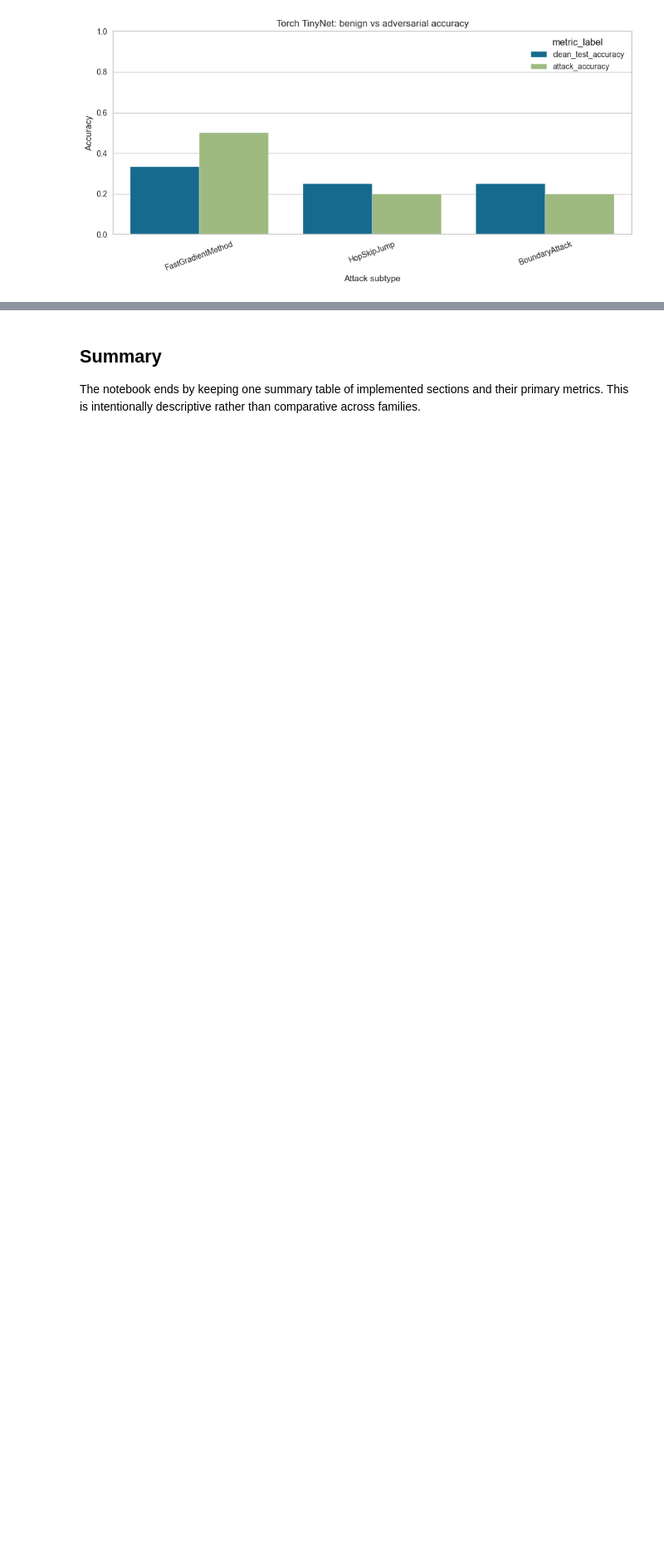
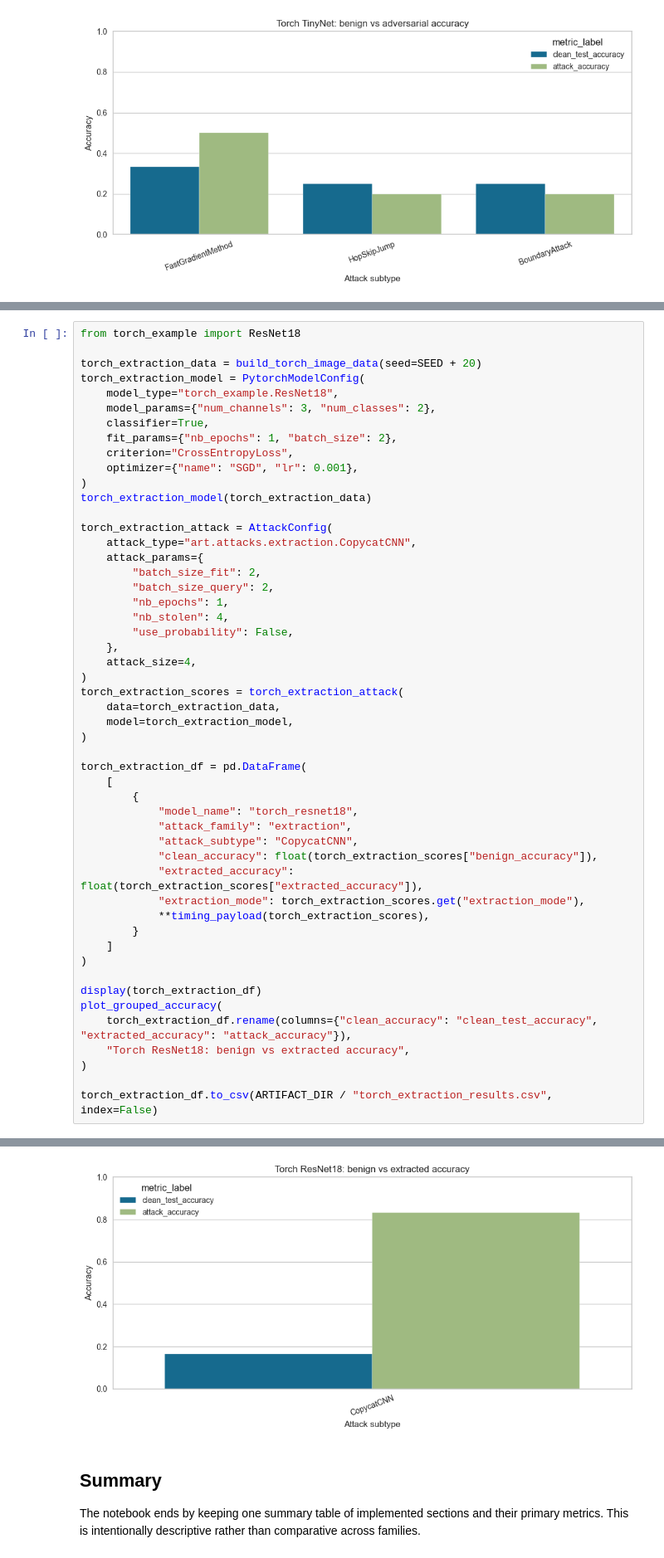
Before and after one commit to simplymathematics/deckard, a Jupyter notebook: notebooks/art_attacks.ipynb, the cells around one changed output, grey strips where cells are left out. Shown at 83% size. Saved outputs shown, nothing was run; the diff lists cells and outputs as text; blank space fills up the shorter version.

```diff
--- a/notebooks/art_attacks.ipynb
+++ b/notebooks/art_attacks.ipynb
@@ -490,0 +580,52 @@ torch_evasion_df.to_csv(ARTIFACT_DIR / "torch_evasion_results.csv", index=False)
+# %%
+from torch_example import ResNet18
+
+torch_extraction_data = build_torch_image_data(seed=SEED + 20)
+torch_extraction_model = PytorchModelConfig(
+    model_type="torch_example.ResNet18",
+    model_params={"num_channels": 3, "num_classes": 2},
+    classifier=True,
+    fit_params={"nb_epochs": 1, "batch_size": 2},
+    criterion="CrossEntropyLoss",
+    optimizer={"name": "SGD", "lr": 0.001},
+)
+torch_extraction_model(torch_extraction_data)
+
+torch_extraction_attack = AttackConfig(
+    attack_type="art.attacks.extraction.CopycatCNN",
+    attack_params={
+        "batch_size_fit": 2,
+        "batch_size_query": 2,
+        "nb_epochs": 1,
+        "nb_stolen": 4,
+        "use_probability": False,
+    },
+    attack_size=4,
+)
+torch_extraction_scores = torch_extraction_attack(
+    data=torch_extraction_data,
+    model=torch_extraction_model,
+)
+
+torch_extraction_df = pd.DataFrame(
+    [
+        {
+            "model_name": "torch_resnet18",
+            "attack_family": "extraction",
+            "attack_subtype": "CopycatCNN",
+            "clean_accuracy": float(torch_extraction_scores["benign_accuracy"]),
+            "extracted_accuracy": float(torch_extraction_scores["extracted_accuracy"]),
+            "extraction_mode": torch_extraction_scores.get("extraction_mode"),
+            **timing_payload(torch_extraction_scores),
+        }
+    ]
+)
+
+display(torch_extraction_df)
+plot_grouped_accuracy(
+    torch_extraction_df.rename(columns={"clean_accuracy": "clean_test_accuracy", "extracted_accuracy": "attack_accuracy"}),
+    "Torch ResNet18: benign vs extracted accuracy",
+)
+
+torch_extraction_df.to_csv(ARTIFACT_DIR / "torch_extraction_results.csv", index=False)
+# %% [output]
@@ -491,3 +634,4 @@ torch_evasion_df.to_csv(ARTIFACT_DIR / "torch_evasion_results.csv", index=False)
+[figure, added]
 # %% [markdown]
 ## Summary
 
```
Also changed, not shown: parts of 8 cells of this notebook.
